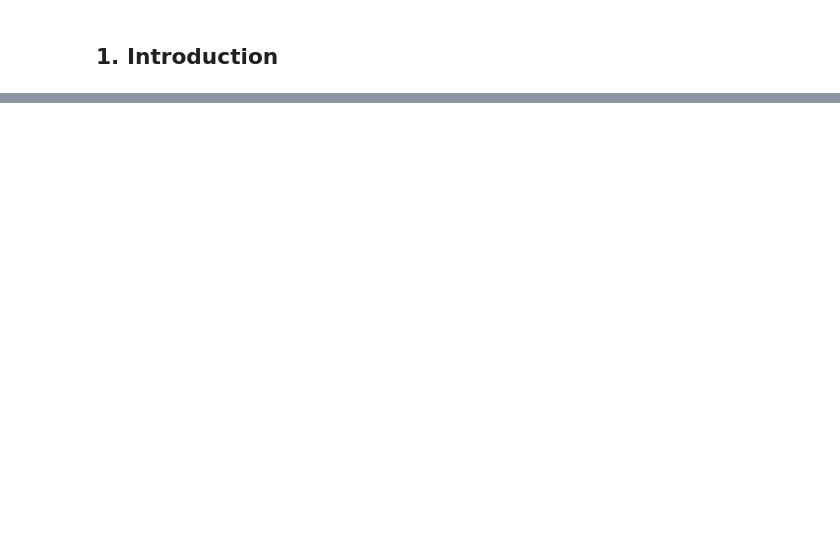
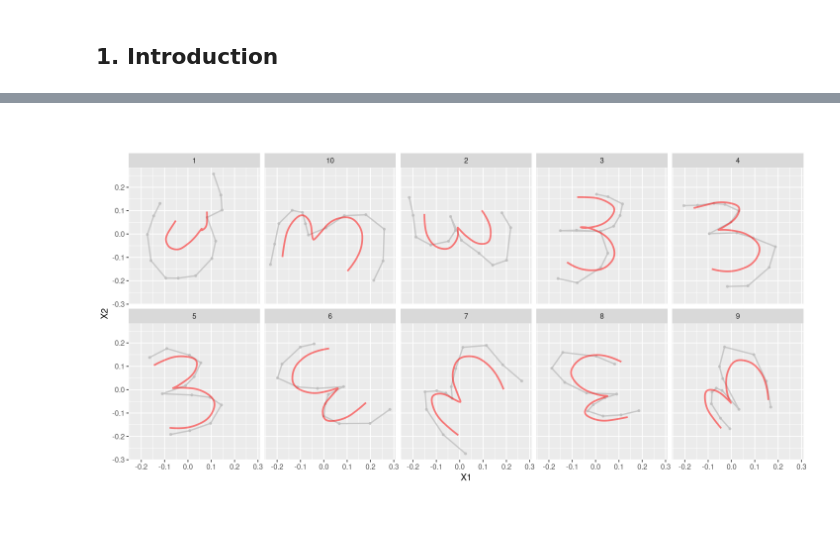
Before and after one commit to mpff/masterthesis, a Jupyter notebook: notebooks/Thesis_Plots.ipynb, the cells around one changed output, grey strips where cells are left out. Cells and saved outputs as stored; diff of their text form; code cells hidden in the pictures; blank space fills up the shorter version.

Commit message:
Update Intro. Plots and ToDo list for Chap 1-3

```diff
--- a/notebooks/Thesis_Plots.ipynb
+++ b/notebooks/Thesis_Plots.ipynb
@@ -39,2 +37,13 @@ ERROR: Error in library(gridExtra): there is no package called ‘gridExtra’
 # %% [markdown]
 ## 1. Introduction
+# %%
+library(elasticproc2d)
+source("../scripts/load_datasets.R")
+
+set.seed(18)
+data_curves <- curves.digit3(rotate=TRUE, scale=TRUE, center=FALSE)
+
+knots <- seq(0, 1, length = 13)
+# %%
+mean1 <- compute_elastic_proc2d_mean(data_curves, knots = knots, type = "smooth", penalty = 2, pfit_method = "linear")
+mean2 <- compute_elastic_proc2d_mean(data_curves, knots = knots, type = "smooth", penalty = 2, pfit_method = "smooth")
@@ -40,0 +68,16 @@ ERROR: Error in library(gridExtra): there is no package called ‘gridExtra’
+# %%
+pfits.smooth <- lapply(seq_along(mean2$data_curves), function(j){
+  knots <- mean2$knots
+  type <- mean2$type
+  t <- seq(0, 1, by=0.01)
+  srv.compl <- elasticproc2d:::make_design(t, knots, type) %*% mean2$fit$pfit_coefs[[j]]
+  srv <- data.frame("t" = t, "X1" = Re(srv.compl), "X2" = Im(srv.compl))
+  curve <- elasdics::get_points_from_srv(srv)
+  center_curve(curve)
+})[seq(1,10)]
+
+pfits <- lapply(seq_along(mean2$data_curves), function(j){
+    center_curve(mean2$data_curves[[j]])/elasticproc2d:::get_polygon_length(data_curves[[j]])
+})[seq(1,10)]
+# %% [output]
+[figure, added]
```
Also changed, not shown: parts of 21 cells of this notebook, 19 other files.
